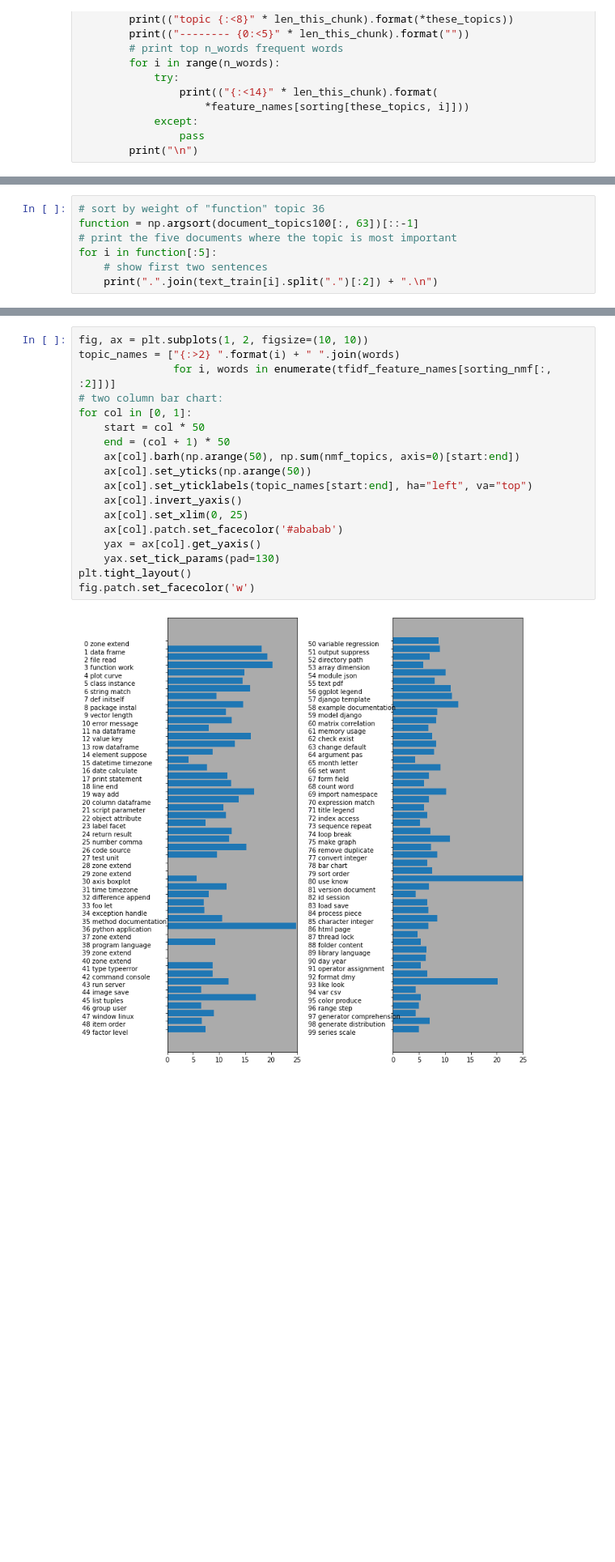
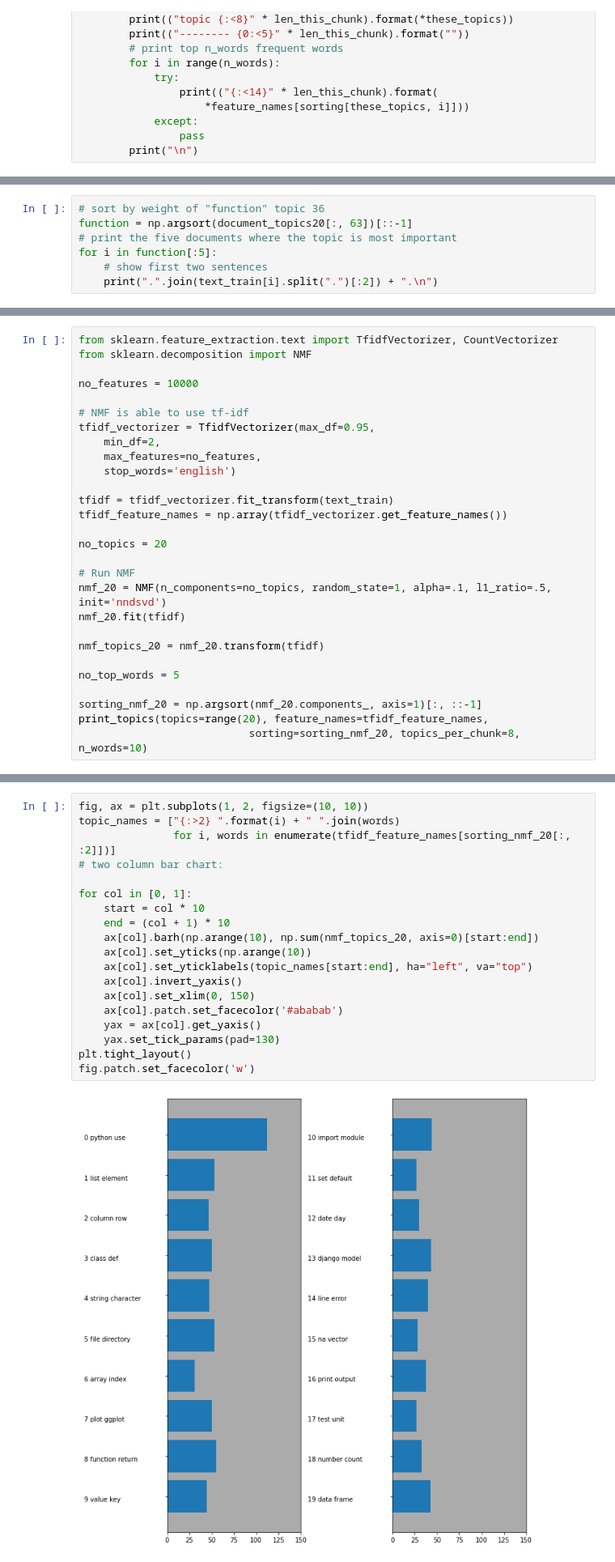
Before and after one commit to fedecabre/P5_StackOverflow, a Jupyter notebook: P5_02_notebooktest.ipynb, the cells around one changed output, grey strips where cells are left out. Shown at 81% size. Drawn from its saved outputs; the diff is of its cells as text; blank space fills up the shorter version.

```diff
--- a/P5_02_notebooktest.ipynb
+++ b/P5_02_notebooktest.ipynb
@@ -301,6 +324,6 @@ run           answer        framework     server        field         id
 # %%
 # sort by weight of "function" topic 36
-function = np.argsort(document_topics100[:, 63])[::-1]
+function = np.argsort(document_topics20[:, 63])[::-1]
 # print the five documents where the topic is most important
 for i in function[:5]:
     # show first two sentences
@@ -434,0 +461,28 @@ series scale product fit calculate
+# %%
+from sklearn.feature_extraction.text import TfidfVectorizer, CountVectorizer
+from sklearn.decomposition import NMF
+
+no_features = 10000
+
+# NMF is able to use tf-idf
+tfidf_vectorizer = TfidfVectorizer(max_df=0.95,
+    min_df=2,
+    max_features=no_features,
+    stop_words='english')
+
+tfidf = tfidf_vectorizer.fit_transform(text_train)
+tfidf_feature_names = np.array(tfidf_vectorizer.get_feature_names())
+
+no_topics = 20
+
+# Run NMF
+nmf_20 = NMF(n_components=no_topics, random_state=1, alpha=.1, l1_ratio=.5, init='nndsvd')
+nmf_20.fit(tfidf)
+
+nmf_topics_20 = nmf_20.transform(tfidf)
+
+no_top_words = 5
+
+sorting_nmf_20 = np.argsort(nmf_20.components_, axis=1)[:, ::-1]
+print_topics(topics=range(20), feature_names=tfidf_feature_names,
+                           sorting=sorting_nmf_20, topics_per_chunk=8, n_words=10)
@@ -435,23 +507,24 @@ series scale product fit calculate
 # %%
 fig, ax = plt.subplots(1, 2, figsize=(10, 10))
 topic_names = ["{:>2} ".format(i) + " ".join(words)
-               for i, words in enumerate(tfidf_feature_names[sorting_nmf[:, :2]])]
+               for i, words in enumerate(tfidf_feature_names[sorting_nmf_20[:, :2]])]
 # two column bar chart:
+
 for col in [0, 1]:
-    start = col * 50
-    end = (col + 1) * 50
-    ax[col].barh(np.arange(50), np.sum(nmf_topics, axis=0)[start:end])
-    ax[col].set_yticks(np.arange(50))
+    start = col * 10
+    end = (col + 1) * 10
+    ax[col].barh(np.arange(10), np.sum(nmf_topics_20, axis=0)[start:end])
+    ax[col].set_yticks(np.arange(10))
     ax[col].set_yticklabels(topic_names[start:end], ha="left", va="top")
     ax[col].invert_yaxis()
-    ax[col].set_xlim(0, 25)
+    ax[col].set_xlim(0, 150)
     ax[col].patch.set_facecolor('#ababab')
     yax = ax[col].get_yaxis()
     yax.set_tick_params(pad=130)
 plt.tight_layout()
 fig.patch.set_facecolor('w')
 # %% [output]
-[figure, old version]
+[figure, new version]
 # %%
 ### Utiliser le modèle NMF entrainé pour faire des prédictions et proposer des nouveaux mots
 #catégoriser nouvelles entrés avec le modèle entrainé
```
Also changed, not shown: parts of 34 cells of this notebook, 4 other files.
